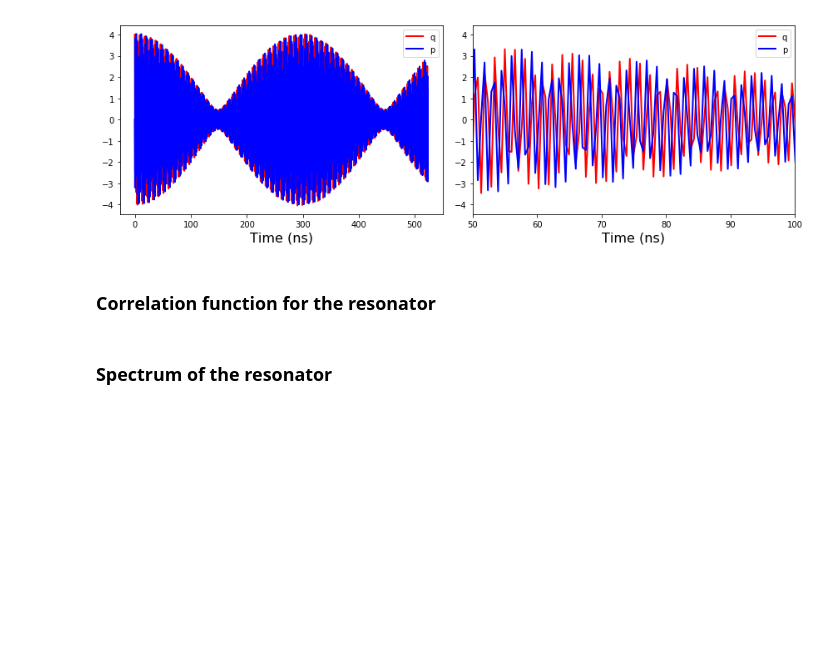
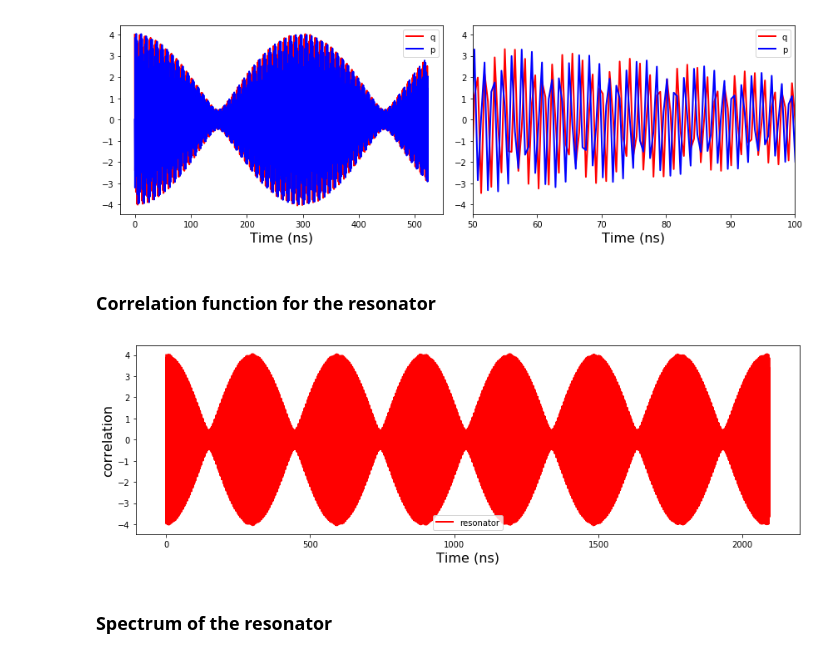
Before and after one commit to JohanWinther/cat-state-encoding, a Jupyter notebook: dispersive-regime.ipynb, the cells around one changed output. Drawn from its saved outputs; the diff is of its cells as text; code cells hidden in the pictures; blank space fills up the shorter version.

```diff
--- a/dispersive-regime.ipynb
+++ b/dispersive-regime.ipynb
@@ -182,12 +182,14 @@ corr_vec = correlation(H, psi0, None, tlist, [], a.dag(), a)
 # %%
 fig, ax = plt.subplots(1, 1, sharex=True, figsize=(12,4))
 
 ax.plot(tlist, np.real(corr_vec), 'r', linewidth=2, label="resonator")
 ax.set_ylabel("correlation", fontsize=16)
 ax.set_xlabel("Time (ns)", fontsize=16)
 ax.legend()
-ax.set_xlim(0,50)
+#ax.set_xlim(0,50)
 fig.tight_layout()
+# %% [output]
+[figure, added]
 # %% [markdown]
 ### Spectrum of the resonator
 # %%
```
Also changed, not shown: parts of 2 cells of this notebook, 5 other files.
